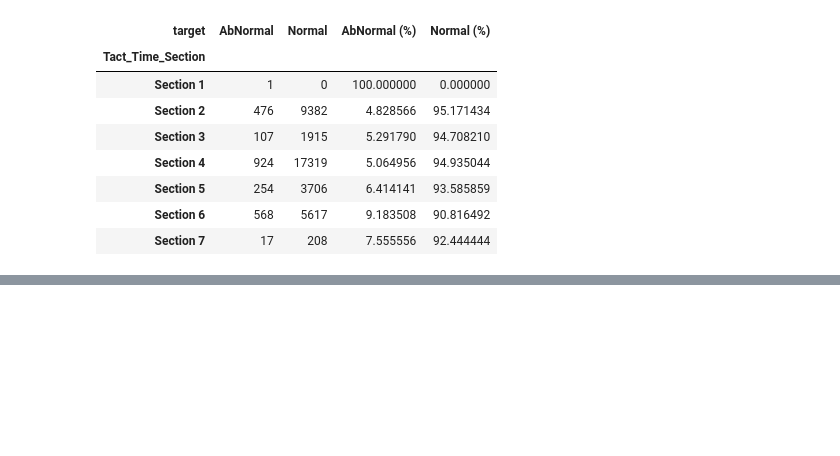
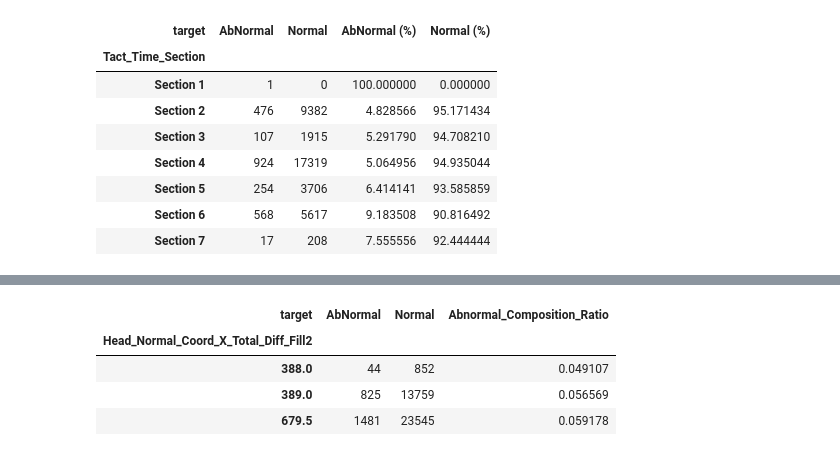
Before and after one commit to dyk9916/Lg_aimers5, a Jupyter notebook: code_log/dongyoung_code/EDA/0811_EDA.ipynb, the cells around one changed output, grey strips where cells are left out. Saved outputs shown, nothing was run; the diff lists cells and outputs as text; code cells hidden in the pictures; blank space fills up the shorter version.

```diff
--- a/code_log/dongyoung_code/EDA/0811_EDA.ipynb
+++ b/code_log/dongyoung_code/EDA/0811_EDA.ipynb
@@ -198,0 +330,28 @@ result
+# %%
+# Performing the operation: absolute difference between two specified columns
+data['Head_Normal_Coord_X_Diff_Stage1_Stage2_Fill2'] = (data['HEAD NORMAL COORDINATE X AXIS(Stage1) Collect Result_Fill2'] -
+                                    data['HEAD NORMAL COORDINATE X AXIS(Stage2) Collect Result_Fill2']).abs()
+
+# Performing the operation: absolute difference between two new specified columns
+data['Head_Normal_Coord_X_Diff_Stage2_Stage3_Fill2'] = (data['HEAD NORMAL COORDINATE X AXIS(Stage2) Collect Result_Fill2'] -
+                                                  data['HEAD NORMAL COORDINATE X AXIS(Stage3) Collect Result_Fill2']).abs()
+
+# Adding the two specified columns
+data['Head_Normal_Coord_X_Total_Diff_Fill2'] = data['Head_Normal_Coord_X_Diff_Stage1_Stage2_Fill2'] + data['Head_Normal_Coord_X_Diff_Stage2_Stage3_Fill2']
+# %%
+# Calculating the count of normal and abnormal values for each value in 'Head_Normal_Coord_X_Total_Diff'
+value_counts_by_target = data.groupby(['Head_Normal_Coord_X_Total_Diff_Fill2', 'target']).size().unstack(fill_value=0)
+
+# Calculating the abnormal composition ratio for each value
+value_counts_by_target['Abnormal_Composition_Ratio'] = (
+    value_counts_by_target['AbNormal'] /
+    (value_counts_by_target['AbNormal'] + value_counts_by_target['Normal'])
+)
+
+value_counts_by_target
+# %% [output]
+| target | AbNormal | Normal | Abnormal_Composition_Ratio |
+| Head_Normal_Coord_X_Total_Diff_Fill2 |  |  |  |
+| 388.0 | 44 | 852 | 0.049107 |
+| 389.0 | 825 | 13759 | 0.056569 |
+| 679.5 | 1481 | 23545 | 0.059178 |
```
Also changed, not shown: parts of 14 cells of this notebook.
